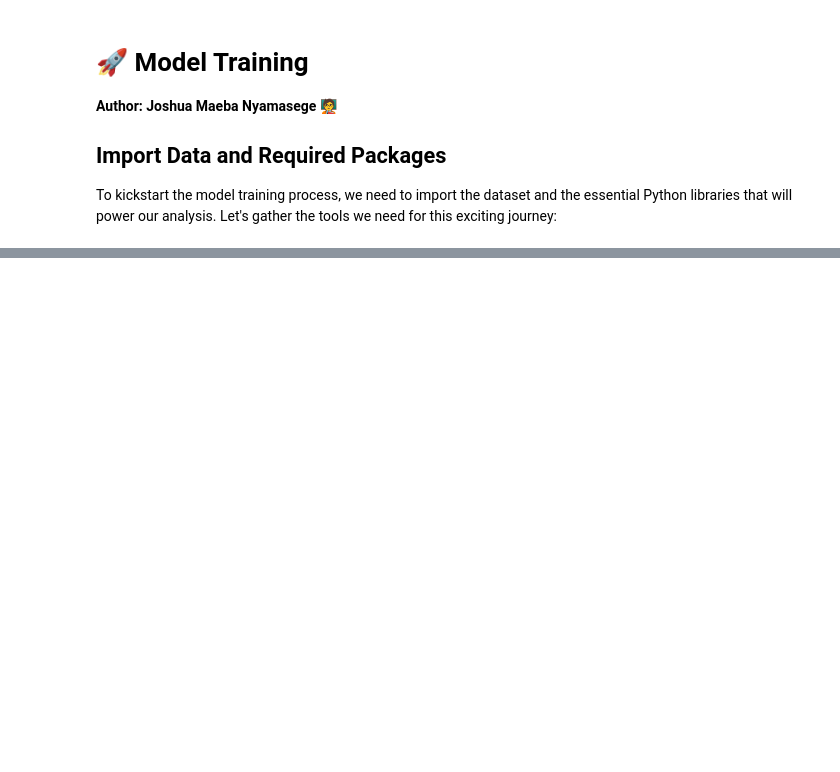
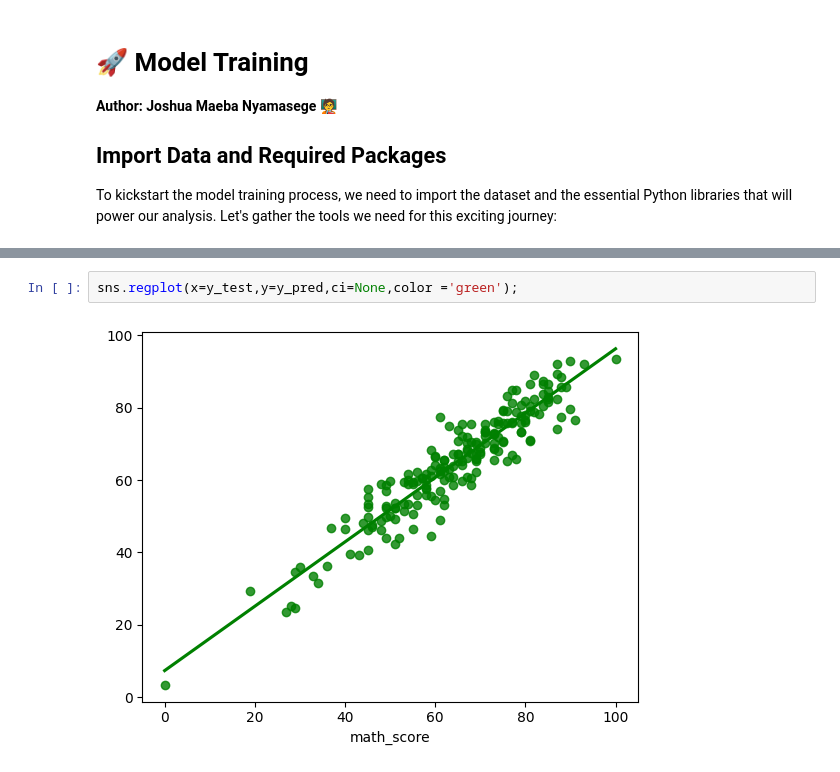
Before and after one commit to NyamasegeJoshua/End-to-end-machine-learning-project, a Jupyter notebook: notebook/MODEL TRAINING.ipynb, the cells around one changed output, grey strips where cells are left out. Saved outputs shown, nothing was run; the diff lists cells and outputs as text; blank space fills up the shorter version.

```diff
--- a/notebook/MODEL TRAINING.ipynb
+++ b/notebook/MODEL TRAINING.ipynb
@@ -52,0 +228,4 @@ ModuleNotFoundError: No module named 'sklearn'
+# %%
+sns.regplot(x=y_test,y=y_pred,ci=None,color ='green');
+# %% [output]
+[figure, added]
```
Also changed, not shown: parts of 23 cells of this notebook, 5 other files.
